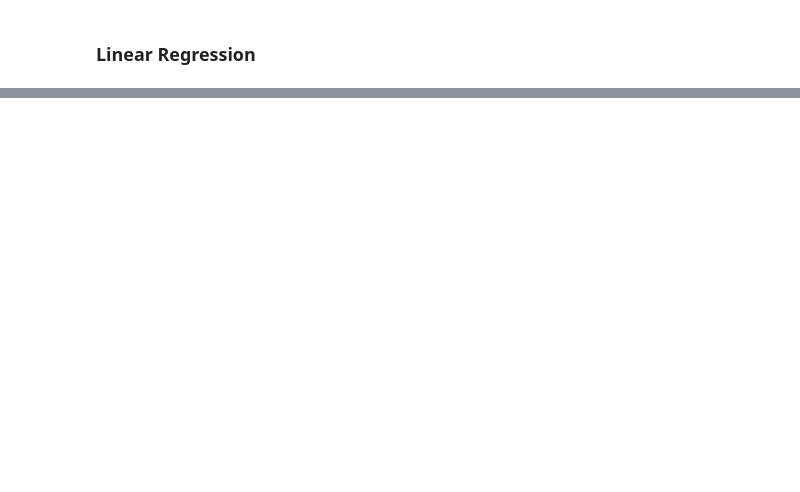
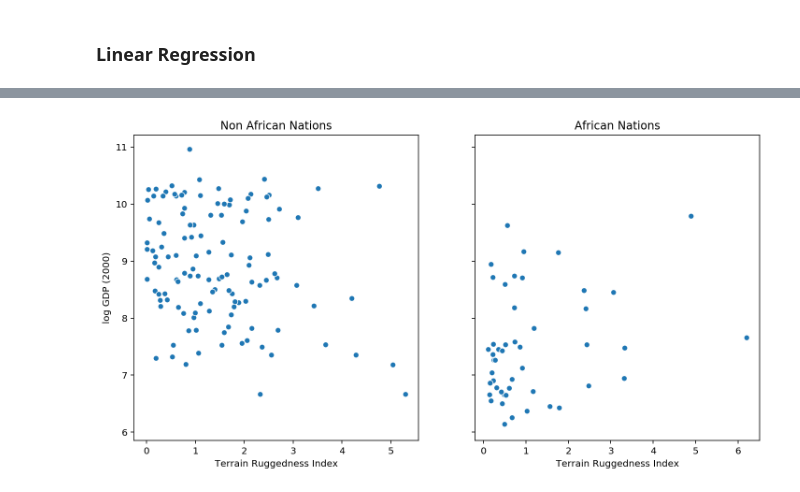
Before and after one commit to jramkiss/jramkiss.github.io, a Jupyter notebook: _posts/why-gpr.ipynb, the cells around one changed output, grey strips where cells are left out. Cells and saved outputs as stored; diff of their text form; code cells hidden in the pictures; blank space fills up the shorter version.

```diff
--- a/_posts/why-gpr.ipynb
+++ b/_posts/why-gpr.ipynb
@@ -64 +76,7 @@ _ = plt.legend()
+# %%
+DATA_URL = "https://d2hg8soec8ck9v.cloudfront.net/datasets/rugged_data.csv"
+data = pd.read_csv(DATA_URL, encoding="ISO-8859-1")
+df = data[["cont_africa", "rugged", "rgdppc_2000"]]
+df = df[np.isfinite(df.rgdppc_2000)]
+df["rgdppc_2000"] = np.log(df["rgdppc_2000"])
 # %% [markdown]
@@ -67,0 +100,41 @@ import b
+# %%
+import os
+from functools import partial
+import torch
+import numpy as np
+import pandas as pd
+import seaborn as sns
+import matplotlib.pyplot as plt
+
+import pyro
+import pyro.distributions as dist
+
+# for CI testing
+smoke_test = ('CI' in os.environ)
+assert pyro.__version__.startswith('1.2.1')
+pyro.enable_validation(True)
+pyro.set_rng_seed(1)
+pyro.enable_validation(True)
+
+
+# Set matplotlib settings
+%matplotlib inline
+plt.style.use('default')
+# %%
+fig, ax = plt.subplots(nrows=1, ncols=2, figsize=(12, 6), sharey=True)
+african_nations = df[df["cont_africa"] == 1]
+non_african_nations = df[df["cont_africa"] == 0]
+sns.scatterplot(non_african_nations["rugged"],
+            non_african_nations["rgdppc_2000"],
+            ax=ax[0])
+ax[0].set(xlabel="Terrain Ruggedness Index",
+          ylabel="log GDP (2000)",
+          title="Non African Nations")
+sns.scatterplot(african_nations["rugged"],
+                african_nations["rgdppc_2000"],
+                ax=ax[1])
+ax[1].set(xlabel="Terrain Ruggedness Index",
+          ylabel="log GDP (2000)",
+          title="African Nations");
+# %% [output]
+[figure, added]
```
Also changed, not shown: parts of 36 cells of this notebook, 1 other file.
